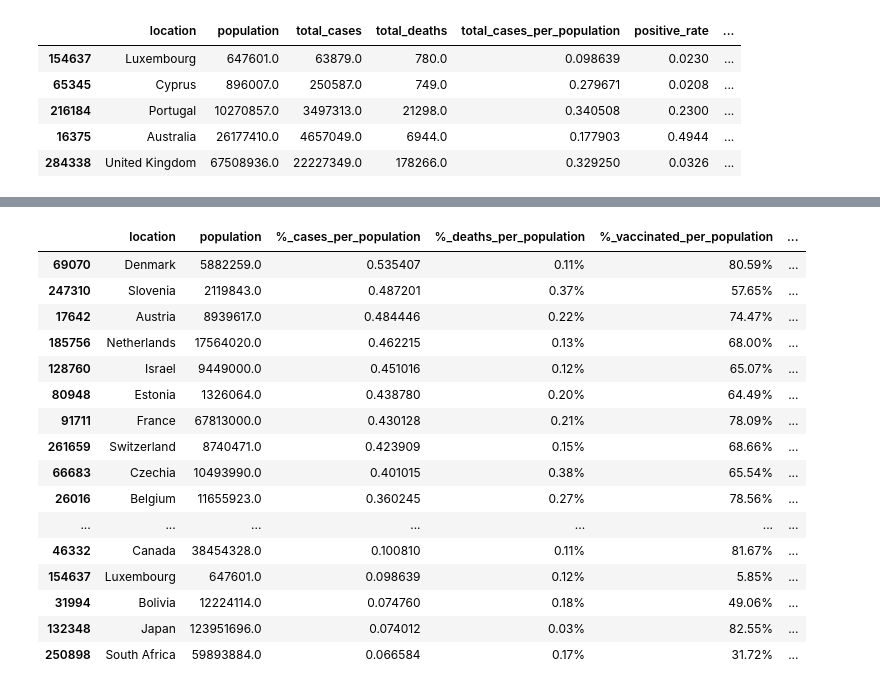
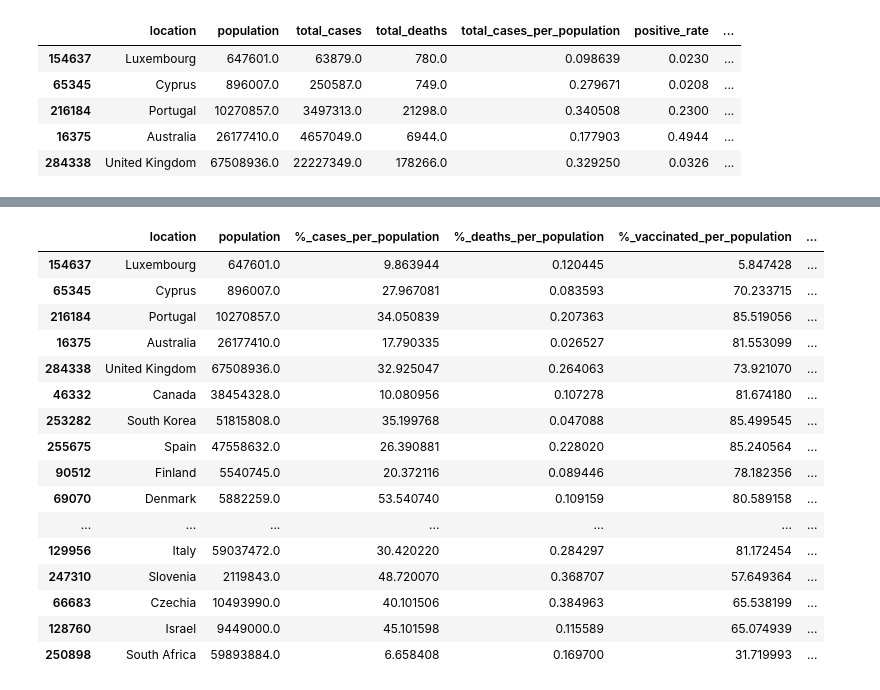
Before and after one commit to Murtatha381/Project-3, a Jupyter notebook: jupyter_database.ipynb, the cells around one changed output, grey strips where cells are left out. Cells and saved outputs as stored; diff of their text form; code cells hidden in the pictures.

```diff
--- a/jupyter_database.ipynb
+++ b/jupyter_database.ipynb
@@ -92,7 +94,7 @@ Countries_df.head()
 5 rows × 22 columns
 # %%
 # made a new df that will have columns that will later be looked at
-country_final_df = Countries_df[['location','population','total_cases','total_deaths','total_cases_per_population','positive_rate','people_fully_vaccinated','total_boosters','median_age']]
+country_final_df = Countries_df[['location','population','total_cases','total_deaths','total_cases_per_population','positive_rate','people_fully_vaccinated','total_boosters','median_age','hosp_patients','gdp_per_capita','diabetes_prevalence']]
 country_final_df.head()
 # %% [output]
 |  | location | population | total_cases | total_deaths | total_cases_per_population | positive_rate | ... |
@@ -106,6 +108,7 @@ country_final_df.head()
 country_final_df['total_deaths_per_population'] = country_final_df['total_deaths'] / country_final_df['population']
 country_final_df['vaccinations_per_population'] = country_final_df['people_fully_vaccinated'] / country_final_df['population']
 country_final_df['boosters_per_population'] = country_final_df['total_boosters'] / country_final_df['population']
+country_final_df['hosps_per_population']= country_final_df['hosp_patients'] / country_final_df['population']
 country_final_df.head()
 # %% [output]
 A value is trying to be set on a copy of a slice from a DataFrame.
@@ -131,7 +139,7 @@ See the caveats in the documentation: https://pandas.pydata.org/pandas-docs/stab
 | 284338 | United Kingdom | 67508936.0 | 22227349.0 | 178266.0 | 0.329250 | 0.0326 | ... |
 # %%
 #organized and cleaned the dataset
-Country_per_pop = country_final_df[['location','total_cases_per_population','total_deaths_per_population','vaccinations_per_population','boosters_per_population','positive_rate','median_age','population']]
+Country_per_pop = country_final_df[['location','total_cases_per_population','total_deaths_per_population','vaccinations_per_population','boosters_per_population','positive_rate','median_age','population','gdp_per_capita','hosps_per_population','diabetes_prevalence']]
 Country_per_pop.head()
 # %% [output]
 |  | location | total_cases_per_population | total_deaths_per_population | vaccinations_per_population | boosters_per_population | ... |
@@ -142,10 +150,6 @@ Country_per_pop.head()
 | 284338 | United Kingdom | 0.329250 | 0.002641 | 0.739211 | 0.586656 | ... |
 # %%
 #made a new df that shows only the percentages for each given country of the columns previously made
-Country_percentage = pd.DataFrame(Country_per_pop['total_cases_per_population'])
-Country_percentage['location']= Country_per_pop['location']
-Country_percentage = Country_percentage.rename(columns={'total_cases_per_population': '%_cases_per_population'})
-Country_percentage[['location','%_cases_per_population']]
-Country_percentage.sort_values(by=['%_cases_per_population'], ascending=[False], inplace=True)
+Country_percentage = pd.DataFrame()
 Country_percentage
 # %% [output]
@@ -169,29 +157,31 @@ Country_percentage
 # %%
 #here we added the percent format to all of the columns
-Country_percentage['%_deaths_per_population'] = Country_per_pop['total_deaths_per_population']
-Country_percentage['%_vaccinated_per_population'] = Country_per_pop['vaccinations_per_population']
-Country_percentage['%_boosters_per_population'] = Country_per_pop['boosters_per_population']
-Country_percentage['%_boosters_per_population'] = Country_percentage['%_boosters_per_population'].transform(lambda x: '{:,.2%}'.format(x))
-Country_percentage['%_deaths_per_population'] = Country_percentage['%_deaths_per_population'].transform(lambda x: '{:,.2%}'.format(x))
-Country_percentage['%_vaccinated_per_population'] = Country_percentage['%_vaccinated_per_population'].transform(lambda x: '{:,.2%}'.format(x))
-#Country_percentage['%_cases_per_population'] = Country_percentage['%_cases_per_population'].transform(lambda x: '{:,.2%}'.format(x))
+Country_percentage['%_cases_per_population']= Country_per_pop['total_cases_per_population']*100
+Country_percentage['location']= Country_per_pop['location']
+Country_percentage['%_deaths_per_population'] = Country_per_pop['total_deaths_per_population']*100
+Country_percentage['%_vaccinated_per_population'] = Country_per_pop['vaccinations_per_population']*100
+Country_percentage['%_boosters_per_population'] = Country_per_pop['boosters_per_population']*100
+Country_percentage['%_deaths_per_population'] = Country_per_pop['total_deaths_per_population']*100
 Country_percentage['population'] = Country_per_pop['population']
-Country_percentage[['location','population','%_cases_per_population','%_deaths_per_population','%_vaccinated_per_population','%_boosters_per_population']]
+Country_percentage['gdp_per_capita'] = Country_per_pop['gdp_per_capita']
+Country_percentage['%_diabetes_prevalence'] = Country_per_pop['diabetes_prevalence']
+Country_percentage['%_hosps_per_population'] = Country_per_pop['hosps_per_population']*100
+Country_percentage[['location','population','%_cases_per_population','%_deaths_per_population','%_vaccinated_per_population','%_boosters_per_population','%_hosps_per_population','gdp_per_capita','%_diabetes_prevalence']]
 # %% [output]
 |  | location | population | %_cases_per_population | %_deaths_per_population | %_vaccinated_per_population | ... |
-| 69070 | Denmark | 5882259.0 | 0.535407 | 0.11% | 80.59% | ... |
-| 247310 | Slovenia | 2119843.0 | 0.487201 | 0.37% | 57.65% | ... |
-| 17642 | Austria | 8939617.0 | 0.484446 | 0.22% | 74.47% | ... |
-| 185756 | Netherlands | 17564020.0 | 0.462215 | 0.13% | 68.00% | ... |
-| 128760 | Israel | 9449000.0 | 0.451016 | 0.12% | 65.07% | ... |
-| 80948 | Estonia | 1326064.0 | 0.438780 | 0.20% | 64.49% | ... |
-| 91711 | France | 67813000.0 | 0.430128 | 0.21% | 78.09% | ... |
-| 261659 | Switzerland | 8740471.0 | 0.423909 | 0.15% | 68.66% | ... |
-| 66683 | Czechia | 10493990.0 | 0.401015 | 0.38% | 65.54% | ... |
-| 26016 | Belgium | 11655923.0 | 0.360245 | 0.27% | 78.56% | ... |
+| 154637 | Luxembourg | 647601.0 | 9.863944 | 0.120445 | 5.847428 | ... |
+| 65345 | Cyprus | 896007.0 | 27.967081 | 0.083593 | 70.233715 | ... |
+| 216184 | Portugal | 10270857.0 | 34.050839 | 0.207363 | 85.519056 | ... |
+| 16375 | Australia | 26177410.0 | 17.790335 | 0.026527 | 81.553099 | ... |
+| 284338 | United Kingdom | 67508936.0 | 32.925047 | 0.264063 | 73.921070 | ... |
+| 46332 | Canada | 38454328.0 | 10.080956 | 0.107278 | 81.674180 | ... |
+| 253282 | South Korea | 51815808.0 | 35.199768 | 0.047088 | 85.499545 | ... |
+| 255675 | Spain | 47558632.0 | 26.390881 | 0.228020 | 85.240564 | ... |
+| 90512 | Finland | 5540745.0 | 20.372116 | 0.089446 | 78.182356 | ... |
+| 69070 | Denmark | 5882259.0 | 53.540740 | 0.109159 | 80.589158 | ... |
 | ... | ... | ... | ... | ... | ... | ... |
-| 46332 | Canada | 38454328.0 | 0.100810 | 0.11% | 81.67% | ... |
-| 154637 | Luxembourg | 647601.0 | 0.098639 | 0.12% | 5.85% | ... |
-| 31994 | Bolivia | 12224114.0 | 0.074760 | 0.18% | 49.06% | ... |
-| 132348 | Japan | 123951696.0 | 0.074012 | 0.03% | 82.55% | ... |
-| 250898 | South Africa | 59893884.0 | 0.066584 | 0.17% | 31.72% | ... |
+| 129956 | Italy | 59037472.0 | 30.420220 | 0.284297 | 81.172454 | ... |
+| 247310 | Slovenia | 2119843.0 | 48.720070 | 0.368707 | 57.649364 | ... |
+| 66683 | Czechia | 10493990.0 | 40.101506 | 0.384963 | 65.538199 | ... |
+| 128760 | Israel | 9449000.0 | 45.101598 | 0.115589 | 65.074939 | ... |
+| 250898 | South Africa | 59893884.0 | 6.658408 | 0.169700 | 31.719993 | ... |
```
Also changed, not shown: parts of 15 cells of this notebook.
